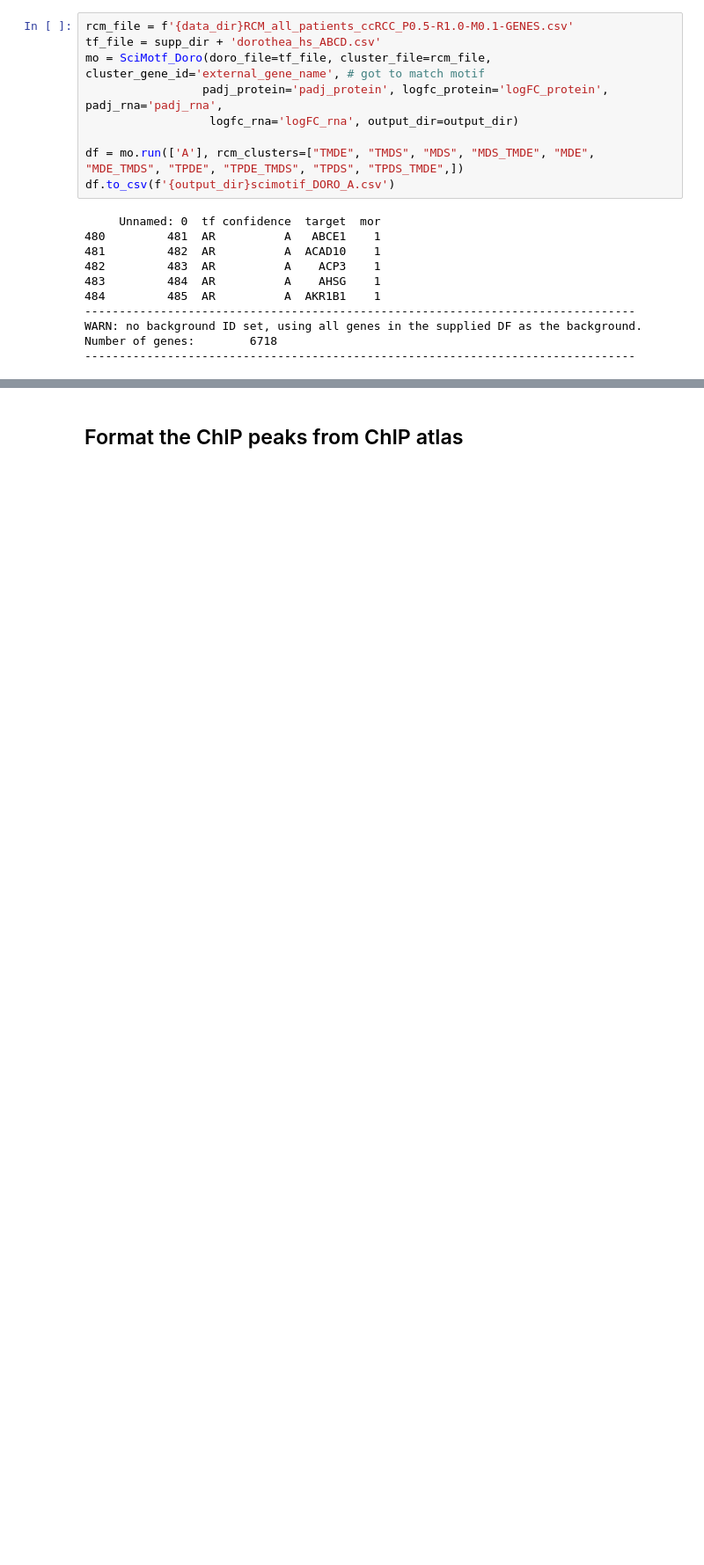
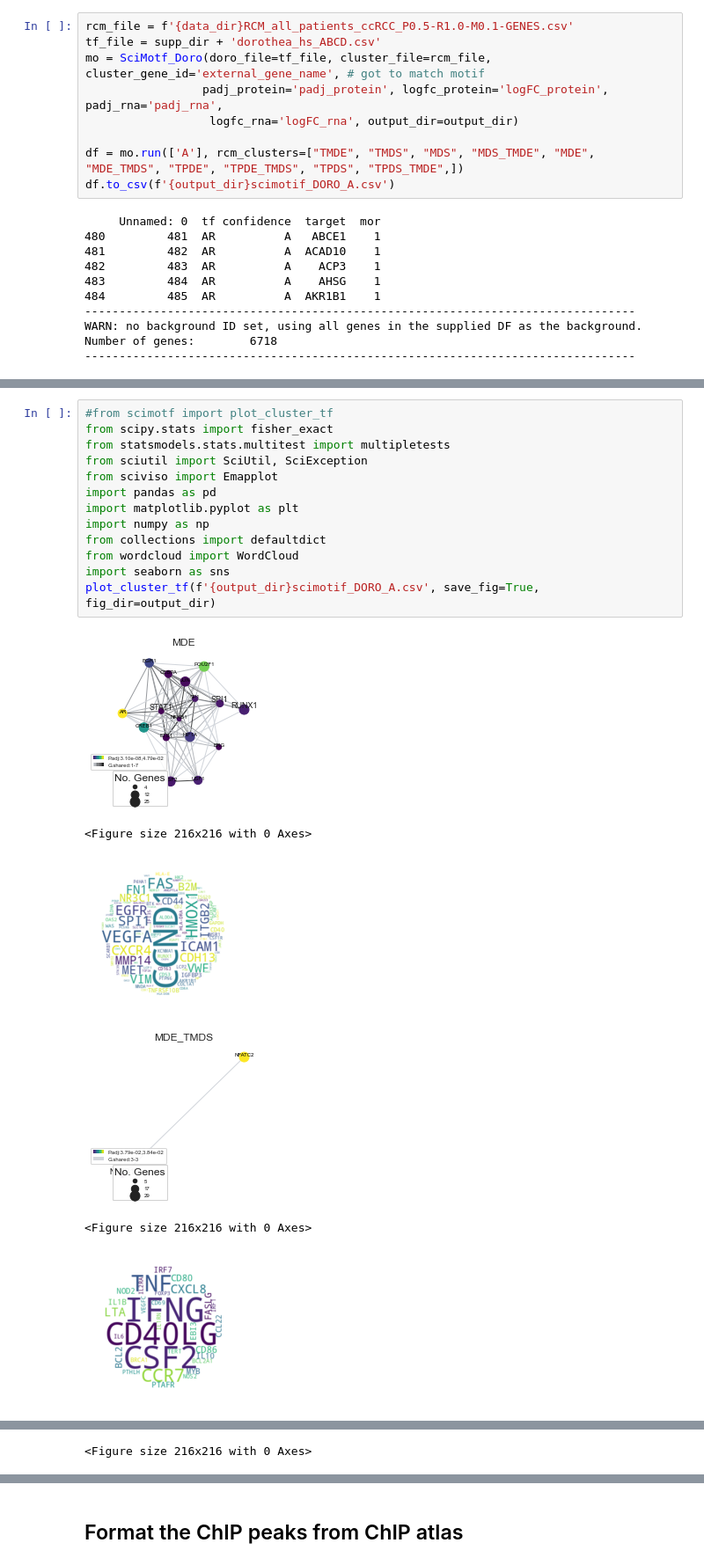
Before and after one commit to ArianeMora/SiRCle_multiomics_integration, a Jupyter notebook: manuscript_reproducibility/N14_TF.ipynb, the cells around one changed output, grey strips where cells are left out. Shown at 88% size. Cells and saved outputs as stored; diff of their text form; blank space fills up the shorter version.

```diff
--- a/manuscript_reproducibility/N14_TF.ipynb
+++ b/manuscript_reproducibility/N14_TF.ipynb
@@ -56,0 +123,20 @@ Note, there are no edges drawn since there were no overlaps. Ensure you selected
+# %%
+#from scimotf import plot_cluster_tf
+from scipy.stats import fisher_exact
+from statsmodels.stats.multitest import multipletests
+from sciutil import SciUtil, SciException
+from sciviso import Emapplot
+import pandas as pd
+import matplotlib.pyplot as plt
+import numpy as np
+from collections import defaultdict
+from wordcloud import WordCloud
+import seaborn as sns
+plot_cluster_tf(f'{output_dir}scimotif_DORO_A.csv', save_fig=True, fig_dir=output_dir)
+# %% [output]
+[figure, added]
+<Figure size 216x216 with 0 Axes>
+[figure, added]
+[figure, added]
+<Figure size 216x216 with 0 Axes>
+[figure, added]
@@ -56,0 +144 @@ Note, there are no edges drawn since there were no overlaps. Ensure you selected
+<Figure size 216x216 with 0 Axes>
```
Also changed, not shown: parts of 3 cells of this notebook, 2 other files.
